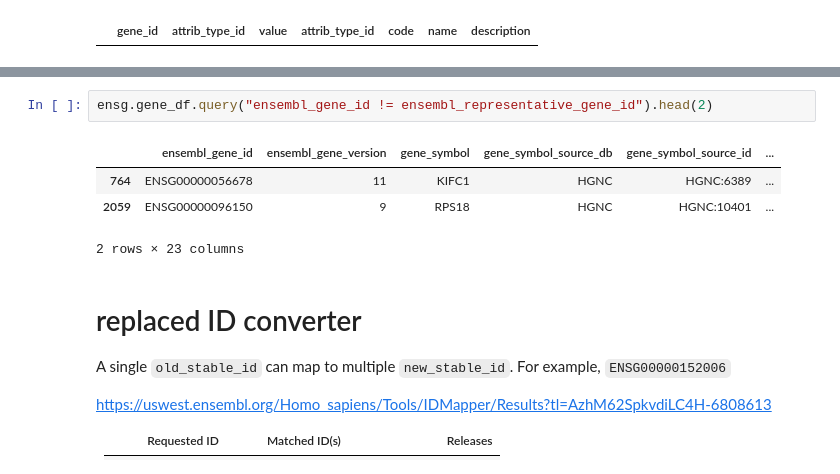
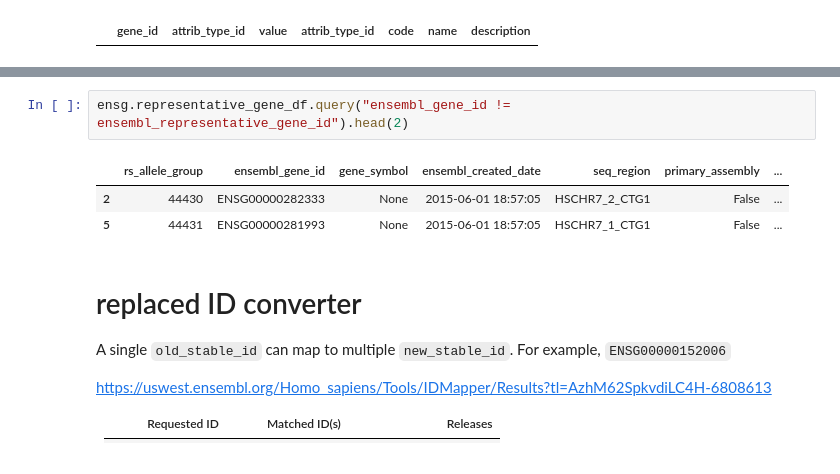
Before and after one commit to related-sciences/ensembl-genes, a Jupyter notebook: ensembl_genes_eda.ipynb, the cells around one changed output, grey strips where cells are left out. Cells and saved outputs as stored; diff of their text form.

```diff
--- a/ensembl_genes_eda.ipynb
+++ b/ensembl_genes_eda.ipynb
@@ -184,10 +170,9 @@ Name: representative_gene_method, dtype: int64
 # %%
-ensg.gene_df.query("ensembl_gene_id != ensembl_representative_gene_id").head(2)
+ensg.representative_gene_df.query("ensembl_gene_id != ensembl_representative_gene_id").head(2)
 # %% [output]
-|  | ensembl_gene_id | ensembl_gene_version | gene_symbol | gene_symbol_source_db | gene_symbol_source_id | ... |
-| 764 | ENSG00000056678 | 11 | KIFC1 | HGNC | HGNC:6389 | ... |
-| 2059 | ENSG00000096150 | 9 | RPS18 | HGNC | HGNC:10401 | ... |
+|  | rs_allele_group | ensembl_gene_id | gene_symbol | ensembl_created_date | seq_region | primary_assembly | ... |
+| 2 | 44430 | ENSG00000282333 | None | 2015-06-01 18:57:05 | HSCHR7_2_CTG1 | False | ... |
+| 5 | 44431 | ENSG00000281993 | None | 2015-06-01 18:57:05 | HSCHR7_1_CTG1 | False | ... |
-2 rows × 23 columns
 # %% [markdown]
 # replaced ID converter
 
```
Also changed, not shown: parts of 14 cells of this notebook, 22 other files.
